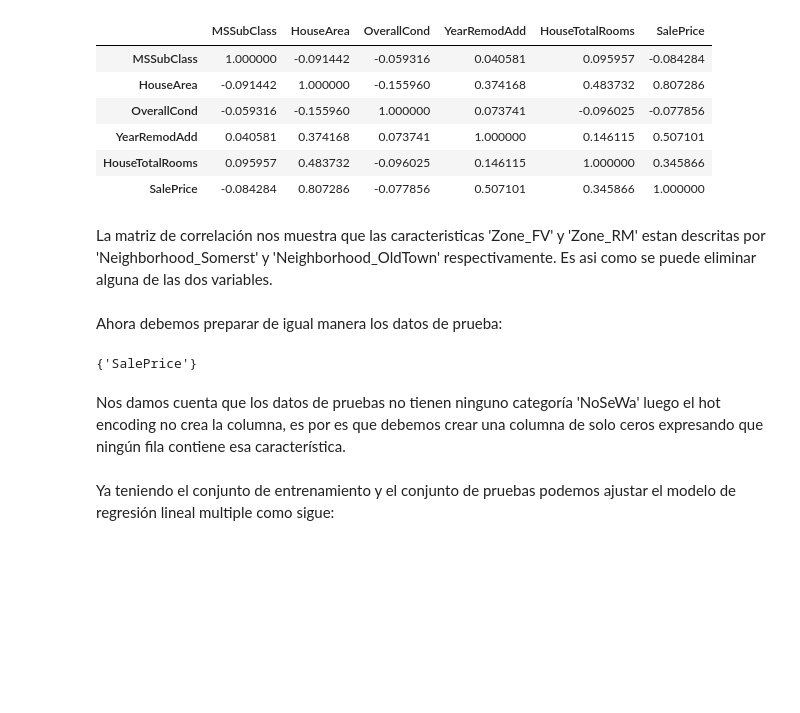
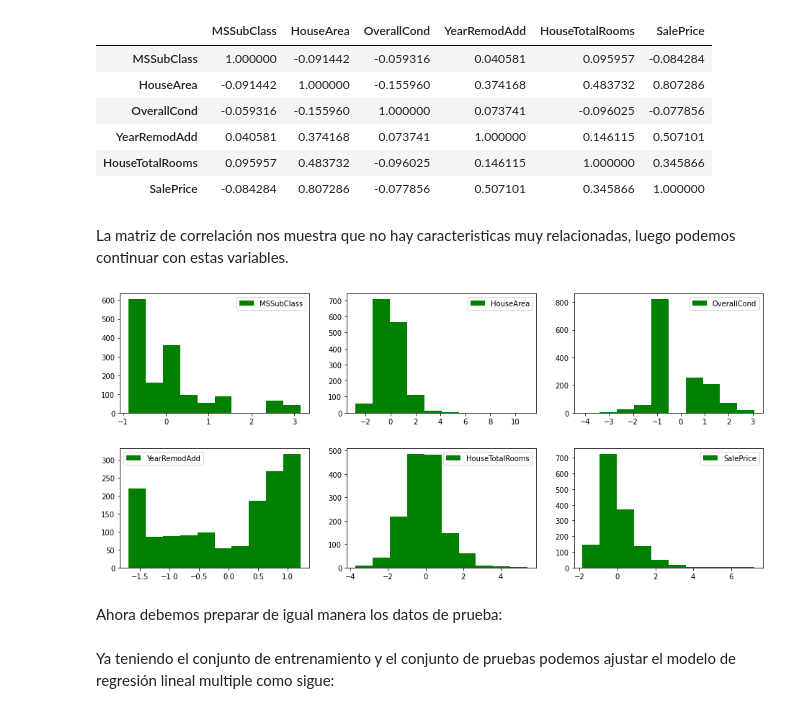
Before and after one commit to MiguelSolanoPadilla/IA-2021, a Jupyter notebook: Project 2- HOUSE PRICES/Homework2.ipynb, the cells around one changed output. Drawn from its saved outputs; the diff is of its cells as text; code cells hidden in the pictures; blank space fills up the shorter version.

```diff
--- a/Project 2- HOUSE PRICES/Homework2.ipynb
+++ b/Project 2- HOUSE PRICES/Homework2.ipynb
@@ -399,14 +403,34 @@ correlationMatrix
 | YearRemodAdd | 0.040581 | 0.374168 | 0.073741 | 1.000000 | 0.146115 | 0.507101 |
 | HouseTotalRooms | 0.095957 | 0.483732 | -0.096025 | 0.146115 | 1.000000 | 0.345866 |
 | SalePrice | -0.084284 | 0.807286 | -0.077856 | 0.507101 | 0.345866 | 1.000000 |
-# %% [markdown]
-La matriz de correlación nos muestra que las caracteristicas 'Zone_FV' y 'Zone_RM' estan descritas por 'Neighborhood_Somerst' y 'Neighborhood_OldTown' respectivamente. Es asi como se puede eliminar alguna de las dos variables.
+# %% [markdown]
+La matriz de correlación nos muestra que no hay caracteristicas muy relacionadas, luego podemos continuar con estas variables.
 # %%
-if "Zone_FV" in MyTrainingData :
-    MyTrainingData = MyTrainingData.drop(columns=['Zone_FV'])
+#La matriz de correlación nos muestra que las caracteristicas 'Zone_FV' y 'Zone_RM'
+# estan descritas por 'Neighborhood_Somerst' y 'Neighborhood_OldTown' respectivamente.
+# Es asi como se puede eliminar alguna de las dos variables.
 
-if "Zone_RM" in MyTrainingData :
-    MyTrainingData = MyTrainingData.drop(columns=['Zone_RM'])
+# if "Zone_FV" in MyTrainingData :
+#     MyTrainingData = MyTrainingData.drop(columns=['Zone_FV'])
+
+# if "Zone_RM" in MyTrainingData :
+#     MyTrainingData = MyTrainingData.drop(columns=['Zone_RM'])
+# %%
+fig, ax = plt.subplots(2, 3, figsize=(16,7))
+
+t = 0
+trainDataT = (MyTrainingData-MyTrainingData.mean())/MyTrainingData.std()
+for column in MyTrainingData:
+    i = int(t/3)
+    j = t%3
+    ax[i][j].hist(trainDataT[column], label=column,color = "green")
+    ax[i][j].legend(loc='best')
+    t+=1
+
+fig.subplots_adjust(hspace=0.3)
+plt.savefig('variables.png', format='png')
+# %% [output]
+[figure, added]
 # %% [markdown]
 Ahora debemos preparar de igual manera los datos de prueba:
 # %%
@@ -439,6 +466,2 @@ if "Zone_RM" in MyTestData :
 # %%
-set(MyTrainingData.columns) - set(MyTestData.columns)
+#set(MyTrainingData.columns) - set(MyTestData.columns)
-# %% [output]
-{'SalePrice'}
-# %% [markdown]
-Nos damos cuenta que los datos de pruebas no tienen ninguno categoría 'NoSeWa' luego el hot encoding no crea la columna, es por es que debemos crear una columna de solo ceros expresando que ningún fila contiene esa característica.
```
Also changed, not shown: parts of 9 cells of this notebook.
